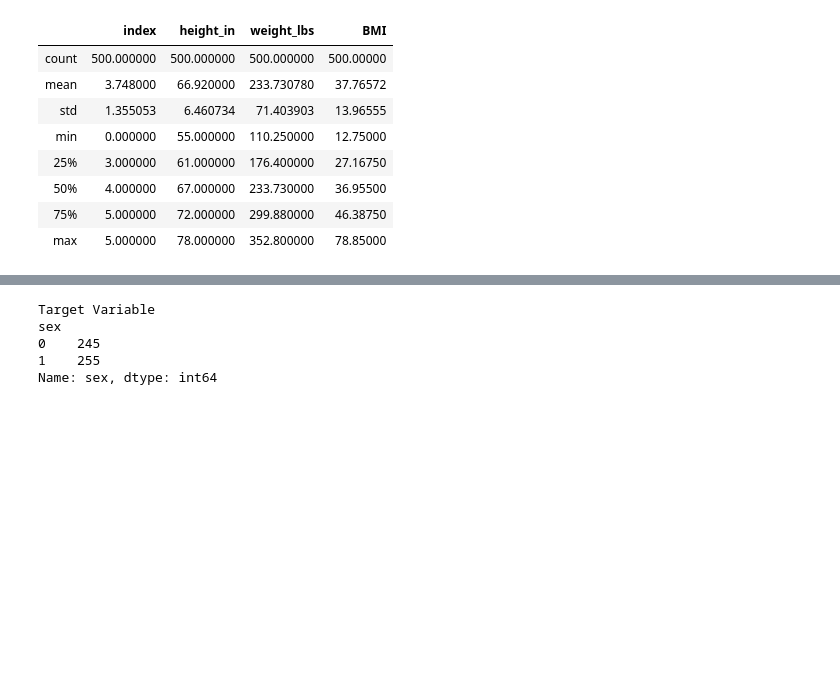
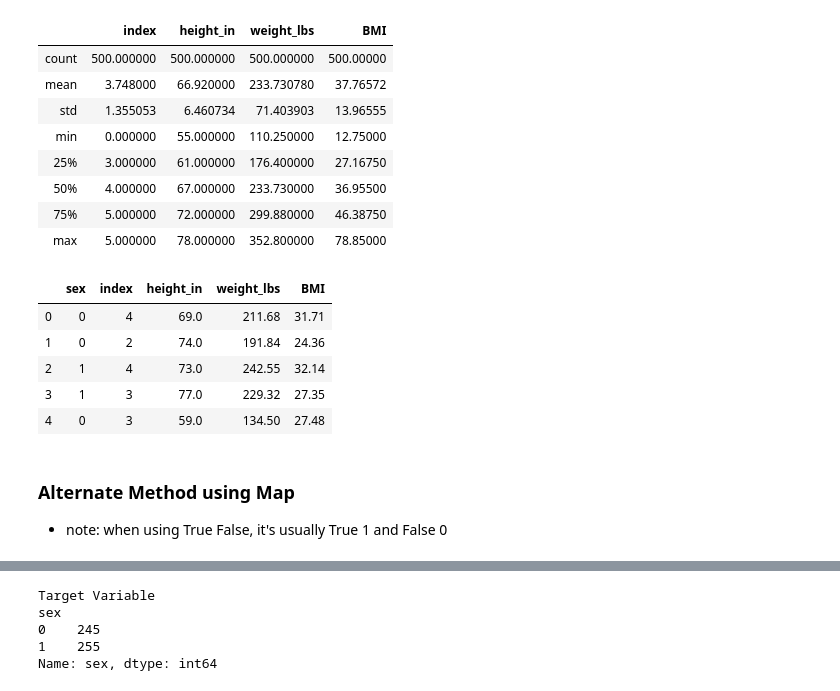
Before and after one commit to KennyMiyasato/decision_tree_blog_post, a Jupyter notebook: decision_tree_blog.ipynb, the cells around one changed output, grey strips where cells are left out. Cells and saved outputs as stored; diff of their text form; code cells hidden in the pictures; blank space fills up the shorter version.

Commit message:
edits jupyter notebook, add map method example

```diff
--- a/decision_tree_blog.ipynb
+++ b/decision_tree_blog.ipynb
@@ -105,3 +105,15 @@ df.describe()
 # %%
 df['sex'] = df['sex'].replace(['Male'], 0)
 df['sex'] = df['sex'].replace(['Female'], 1)
+# %%
+df.head()
+# %% [output]
+|  | sex | index | height_in | weight_lbs | BMI |
+| 0 | 0 | 4 | 69.0 | 211.68 | 31.71 |
+| 1 | 0 | 2 | 74.0 | 191.84 | 24.36 |
+| 2 | 1 | 4 | 73.0 | 242.55 | 32.14 |
+| 3 | 1 | 3 | 77.0 | 229.32 | 27.35 |
+| 4 | 0 | 3 | 59.0 | 134.50 | 27.48 |
+# %% [markdown]
+### Alternate Method using Map
+ - note: when using True False, it's usually True 1 and False 0
```
Also changed, not shown: parts of 3 cells of this notebook.
